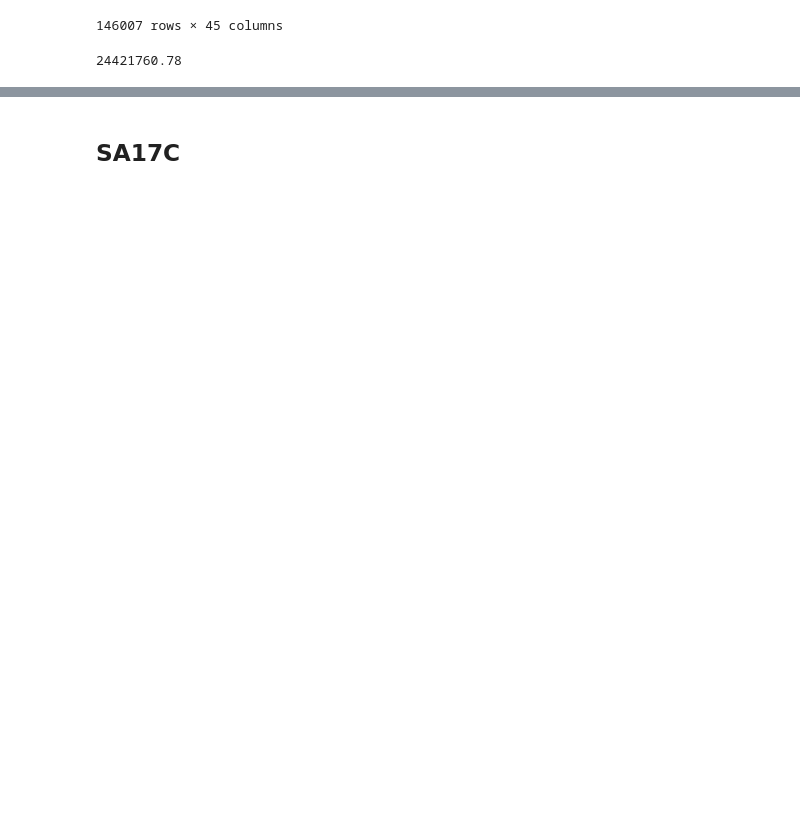
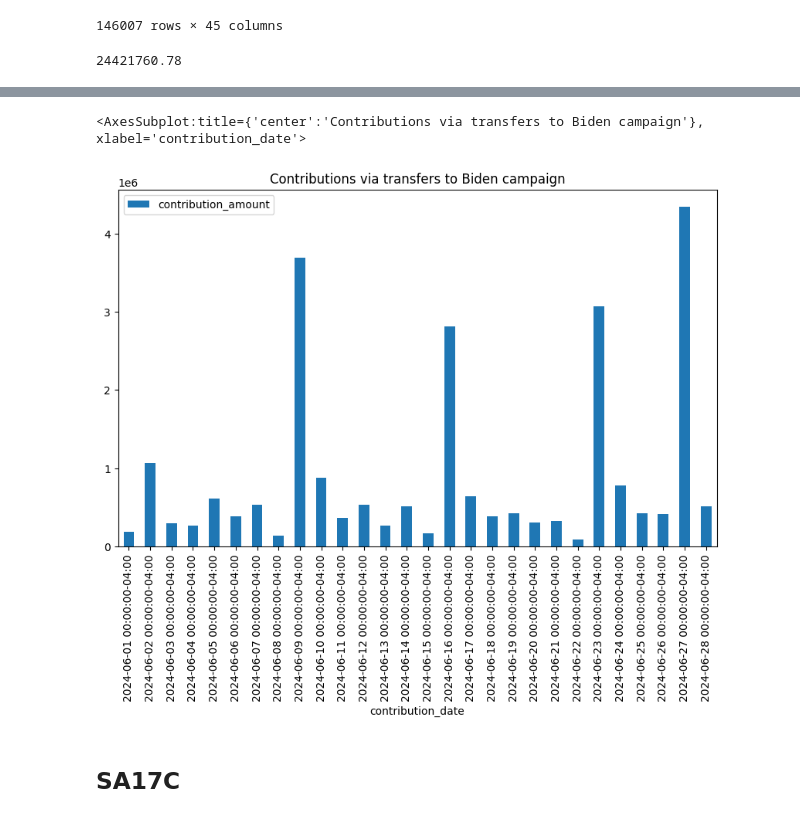
Before and after one commit to pmagtulis/us-campaign-finance, a Jupyter notebook: contributions/Kamala Harris.ipynb, the cells around one changed output, grey strips where cells are left out. Saved outputs shown, nothing was run; the diff lists cells and outputs as text; code cells hidden in the pictures; blank space fills up the shorter version.

```diff
--- a/contributions/Kamala Harris.ipynb
+++ b/contributions/Kamala Harris.ipynb
@@ -148,3 +149,21 @@ sa17a_IND
 sa17a_IND.contribution_amount.sum()
 # %% [output]
 17011974.759999998
+# %%
+def categorize_amount(amount):
+    if 1 <= amount <= 24:
+        return '1-24'
+    if 25 <= amount <= 49:
+        return '25-49'
+    elif 50 <= amount <= 74:
+        return '50-74'
+    elif 75 <= amount <= 99:
+        return '75-99'
+    elif 100 <= amount <= 149:
+        return '100-149'
+    elif 150 <= amount <= 199:
+        return '150-199'
+    elif amount >= 200:
+        return '200 and over'
+    else:
+        return 'Below 1'
@@ -207,3 +351,6 @@ sa18
 sa18.contribution_amount.sum()
 # %% [output]
 24421760.78
+# %%
+sa18['range'] = sa18['contribution_amount'].apply(categorize_amount)
+sa18
@@ -209,0 +387,5 @@ sa18.contribution_amount.sum()
+# %%
+sa18_chart = sa18.resample('D', on='contribution_date').contribution_amount.sum().to_frame().reset_index()
+sa18_chart = sa18_chart.sort_values('contribution_date')
+sa18_chart = sa18_chart[sa18_chart.contribution_date>='2024-06-01'].reset_index(drop=True) #only June
+sa18_chart
@@ -210,3 +410,8 @@ sa18.contribution_amount.sum()
+# %%
+sa18_chart.plot(x='contribution_date', y='contribution_amount', kind='bar', figsize=(10,6), title= 'Contributions via transfers to Biden campaign')
+# %% [output]
+<AxesSubplot:title={'center':'Contributions via transfers to Biden campaign'}, xlabel='contribution_date'>
+[figure, added]
 # %% [markdown]
 ## SA17C
 # %%
```
Also changed, not shown: parts of 56 cells of this notebook, 1 other file.
